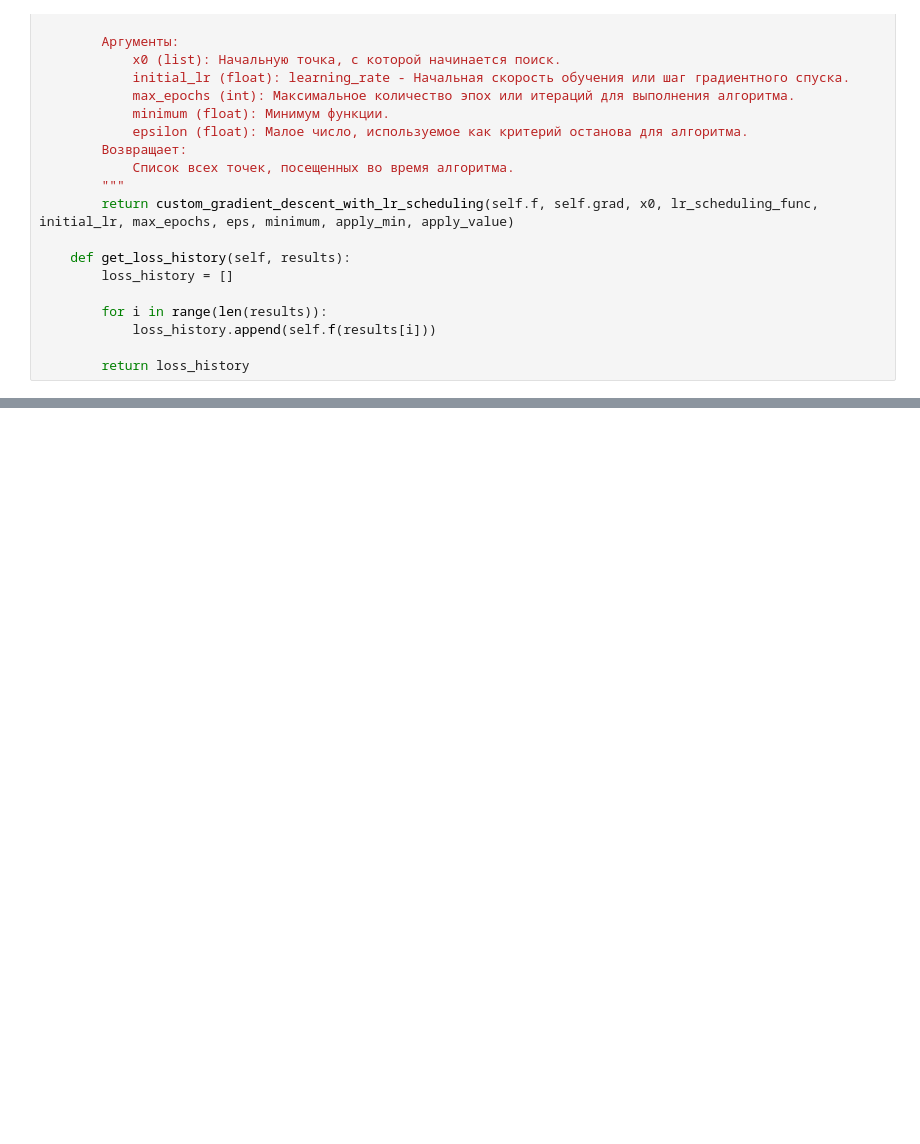
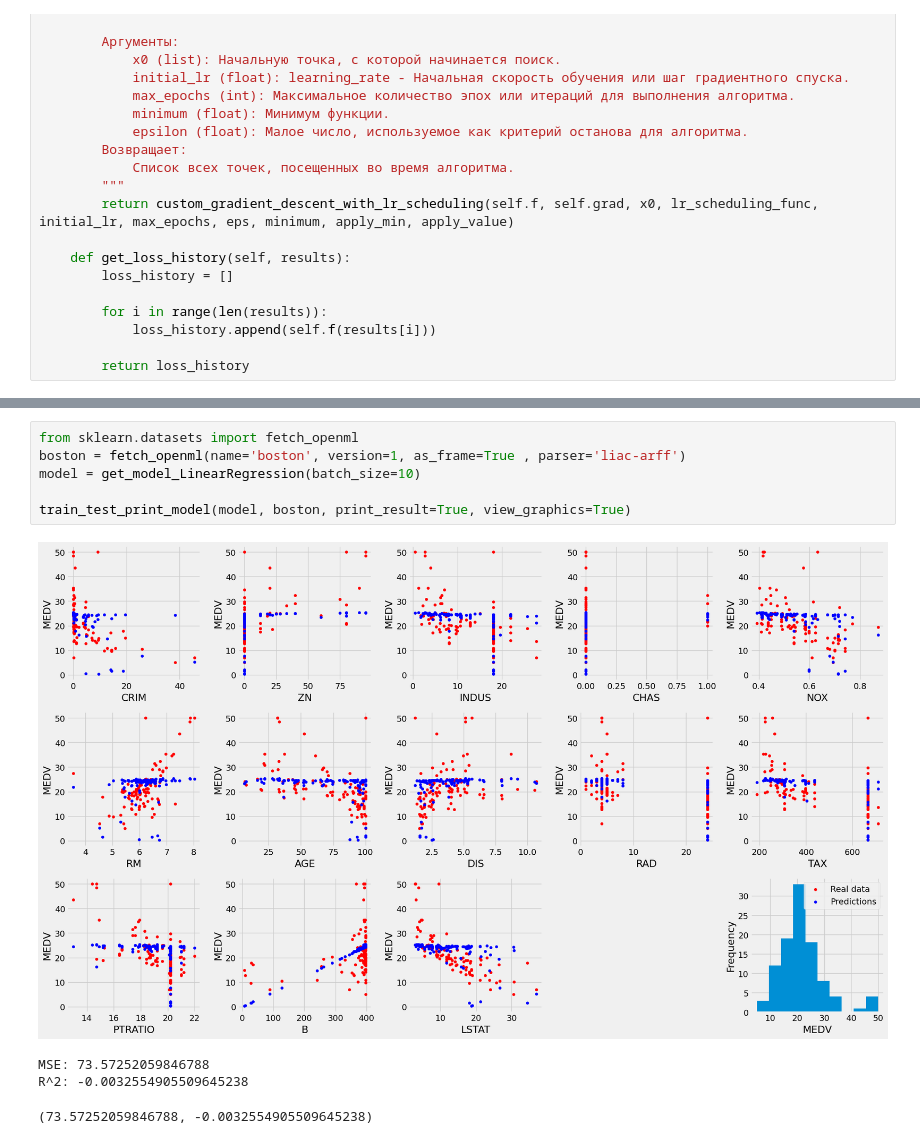
Before and after one commit to trio-at-optimization/optimization-lab2, a Jupyter notebook: T1/T1_examples.ipynb, the cells around one changed output, grey strips where cells are left out. Drawn from its saved outputs; the diff is of its cells as text; blank space fills up the shorter version.

```diff
--- a/T1/T1_examples.ipynb
+++ b/T1/T1_examples.ipynb
@@ -101,6 +101,17 @@ class get_model_LinearRegression:
             y = self.intercept_ + sum([self.coef_[j] * float(X_test[i][j]) for j in range(len(self.coef_))])
             y_pred.append(y)
         return y_pred
+# %%
+from sklearn.datasets import fetch_openml
+boston = fetch_openml(name='boston', version=1, as_frame=True , parser='liac-arff')
+model = get_model_LinearRegression(batch_size=10)
+
+train_test_print_model(model, boston, print_result=True, view_graphics=True)
+# %% [output]
+[figure, added]
+MSE: 73.57252059846788
+R^2: -0.0032554905509645238
+(73.57252059846788, -0.0032554905509645238)
 # %%
 from sklearn.datasets import fetch_openml
 boston = fetch_openml(name='boston', version=1, as_frame=True , parser='liac-arff')
```
Also changed, not shown: parts of 3 cells of this notebook.
